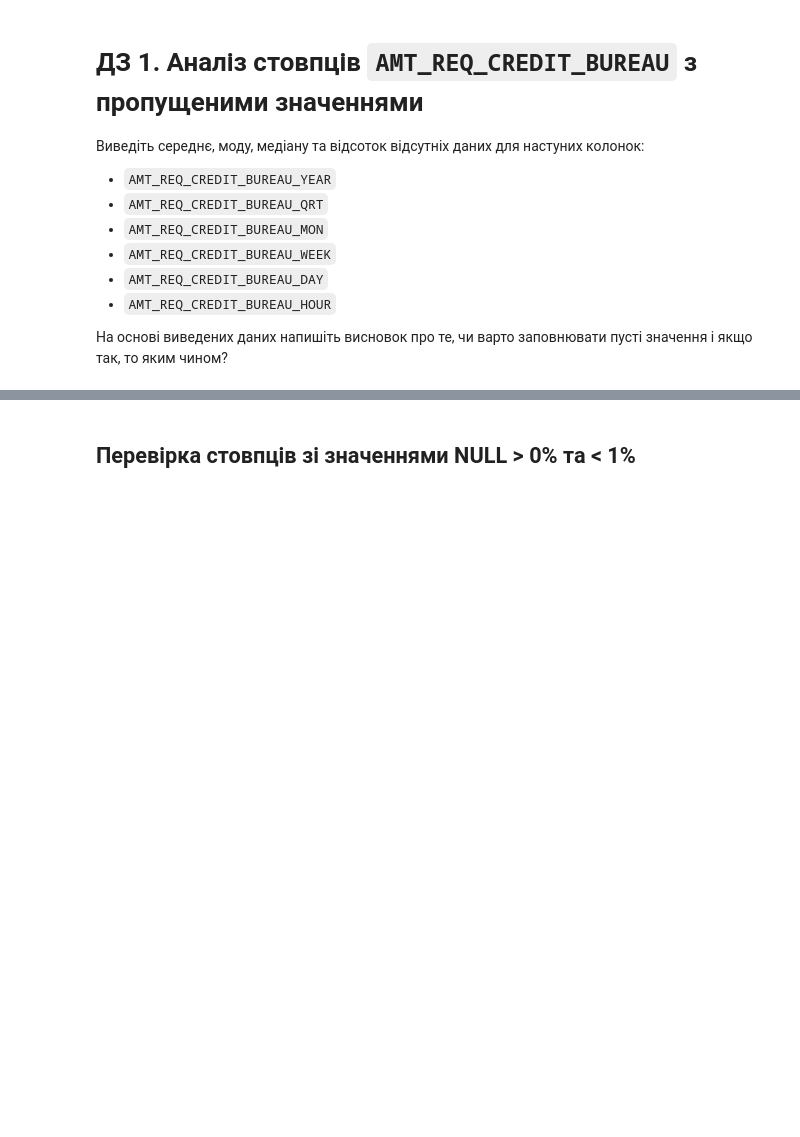
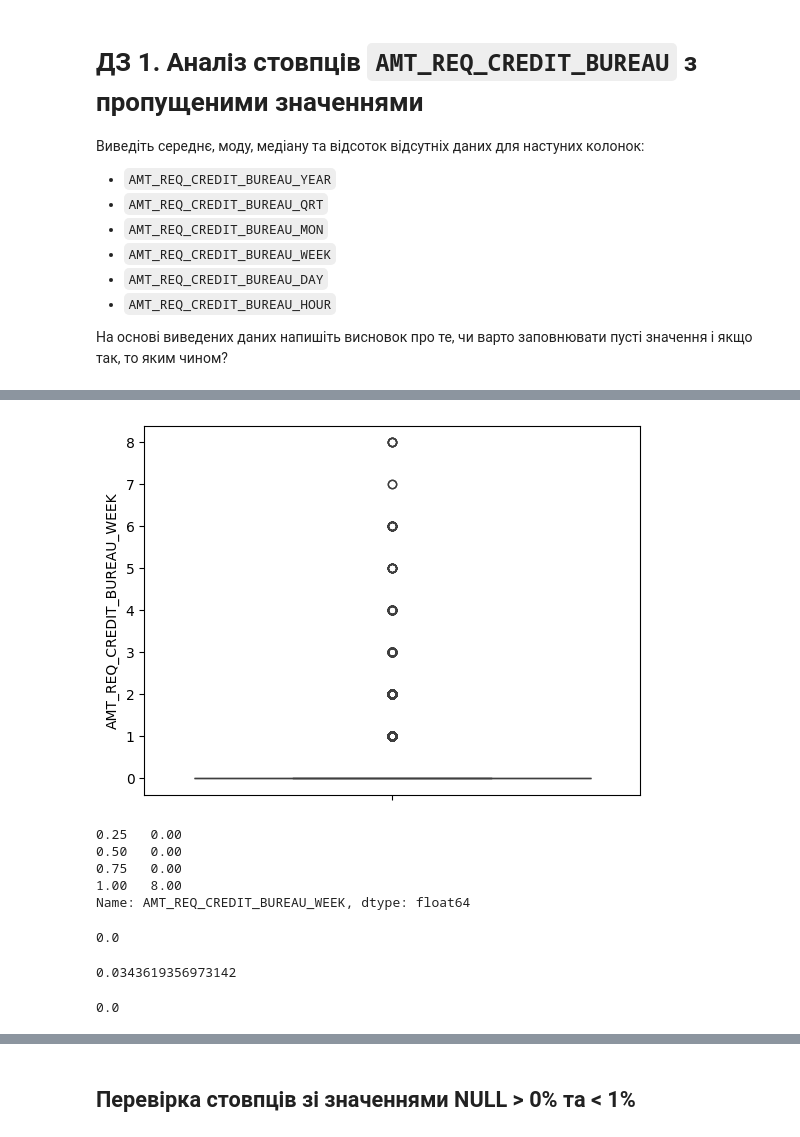
Before and after one commit to nikishkaaa/ML-Course, a Jupyter notebook: 1_Credit_EDA.ipynb, the cells around one changed output, grey strips where cells are left out. Drawn from its saved outputs; the diff is of its cells as text; code cells hidden in the pictures; blank space fills up the shorter version.

```diff
--- a/1_Credit_EDA.ipynb
+++ b/1_Credit_EDA.ipynb
@@ -506,0 +652,25 @@ df.EXT_SOURCE_3.mean()
+# %%
+sns.boxplot(df.AMT_REQ_CREDIT_BUREAU_WEEK)
+plt.show()
+# %% [output]
+[figure, added]
+# %%
+df.AMT_REQ_CREDIT_BUREAU_WEEK.quantile(q = [0.25,0.5,0.75,1])
+# %% [output]
+0.25   0.00
+0.50   0.00
+0.75   0.00
+1.00   8.00
+Name: AMT_REQ_CREDIT_BUREAU_WEEK, dtype: float64
+# %%
+df.AMT_REQ_CREDIT_BUREAU_WEEK.mode()[0]
+# %% [output]
+0.0
+# %%
+df.AMT_REQ_CREDIT_BUREAU_WEEK.mean()
+# %% [output]
+0.0343619356973142
+# %%
+df.AMT_REQ_CREDIT_BUREAU_WEEK.median()
+# %% [output]
+0.0
```
Also changed, not shown: parts of 48 cells of this notebook.
